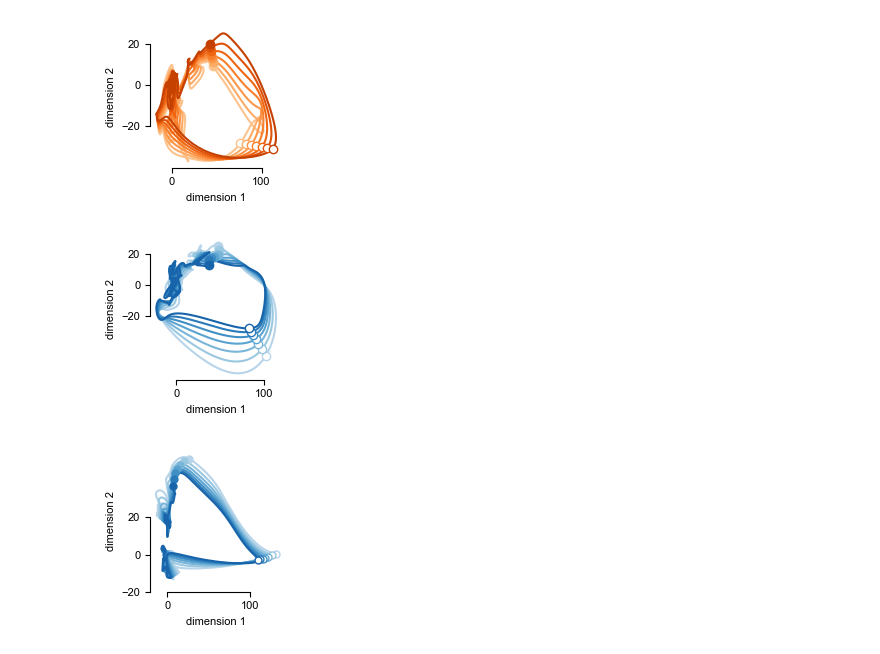
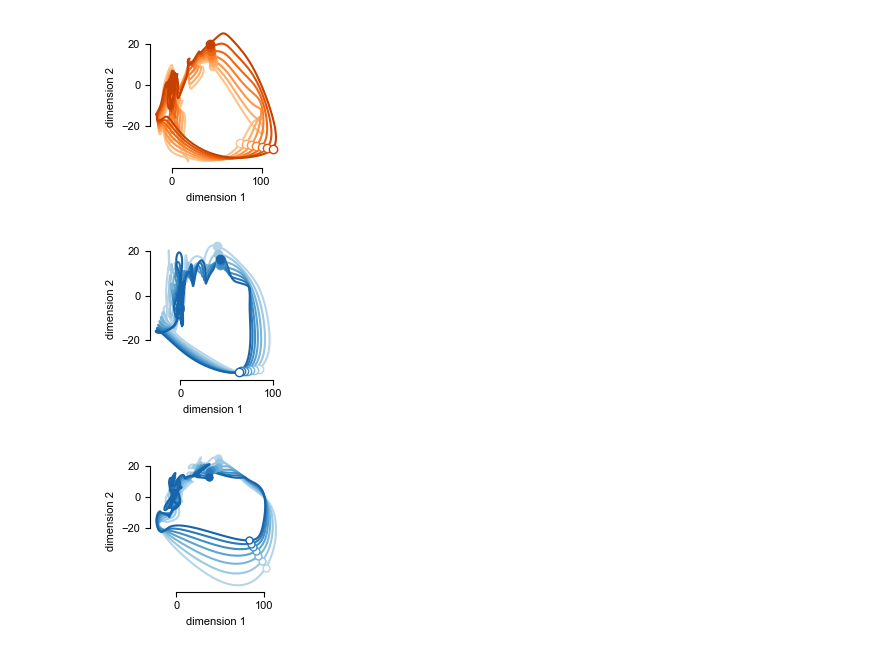
Before and after one commit to NeuroAI-IBS/fn_data_saccade, a Jupyter notebook: Data sorting/python_code/linear_analy_SH.ipynb, the cells around one changed output. Saved outputs shown, nothing was run; the diff lists cells and outputs as text; code cells hidden in the pictures.

```diff
--- a/Data sorting/python_code/linear_analy_SH.ipynb
+++ b/Data sorting/python_code/linear_analy_SH.ipynb
@@ -896,7 +896,7 @@ plt.savefig('PV_manifold_deg315_1vs2.pdf')
 # %% [output]
 [figure]
 # %%
-lmr = cbm.decomposition.reduce_dimensionality(lmfn1s_av[6], 4) # for peak velocity
+lmr = cbm.decomposition.reduce_dimensionality(lmfn1s_av[4], 4) # for peak velocity
 lmr = cbm.utils.flip_sign(lmr, [0, 2]) # flip signs to make the cycles go CCW
 
 fig, ax = plt.subplots(figsize=(2, 2))
@@ -926,40 +926,40 @@ ax.set_xlabel('dimension 1')
 ax.set_ylabel('dimension 2')
 
 plt.tight_layout()
-plt.savefig('AV_manifold_deg135_1vs2.pdf')
+plt.savefig('AV_manifold_deg180_1vs2.pdf')
 # %% [output]
-[figure, old version]
+[figure, new version]
 # %%
-lmr = cbm.decomposition.reduce_dimensionality(lmfn1s_pv[2], 4)
-lmr = cbm.utils.flip_sign(lmr, [0, 1, 2]) # flip signs to make the cycles go CCW
+lmr = cbm.decomposition.reduce_dimensionality(lmfn1s_av[6], 4)
+lmr = cbm.utils.flip_sign(lmr, [0, 2]) # flip signs to make the cycles go CCW
 
 fig, ax = plt.subplots(figsize=(2, 2))
 
 for i in range(n_steps):
     ax.plot(lmr.p[0,:] + prange1[i]*lmr.dp[0,:],
             lmr.p[1,:] + prange1[i]*lmr.dp[1,:],
             c=cols1[i], linewidth=1.5, zorder=1)
 
     ax.plot(lmr.p[0,250] + prange1[i]*lmr.dp[0,250],
                lmr.p[1,250] + prange1[i]*lmr.dp[1,250],
                'o', markersize=5, markerfacecolor='w', color=cols1[i], zorder=3)
 
 #     ax.scatter(lmr.p[0,220] + prange[i]*lmr.dp[0,220],
 #                lmr.p[1,220] + prange[i]*lmr.dp[1,220],
 #                25, c=cols[i], zorder=1)
 
     ax.plot(lmr.p[0,250+dur1[i]] + prange1[i]*lmr.dp[0,250+dur1[i]],
                lmr.p[1,250+dur1[i]] + prange1[i]*lmr.dp[1,250+dur1[i]],
                'o', markersize=5, markerfacecolor=cols1[i], color=cols1[i], zorder=2)
 
 ax.spines['bottom'].set_bounds(0, 100)
 ax.set_xticks([0, 100])
 ax.spines['left'].set_bounds(-20, 20)
 ax.set_yticks([-20, 0, 20])
 ax.set_xlabel('dimension 1')
 ax.set_ylabel('dimension 2')
 
 plt.tight_layout()
-plt.savefig('AV_manifold_deg90_1vs2.pdf')
+plt.savefig('AV_manifold_deg270_1vs2.pdf')
 # %% [output]
-[figure, old version]
+[figure, new version]
```
Also changed, not shown: parts of 1 cell of this notebook, 8 other files.
